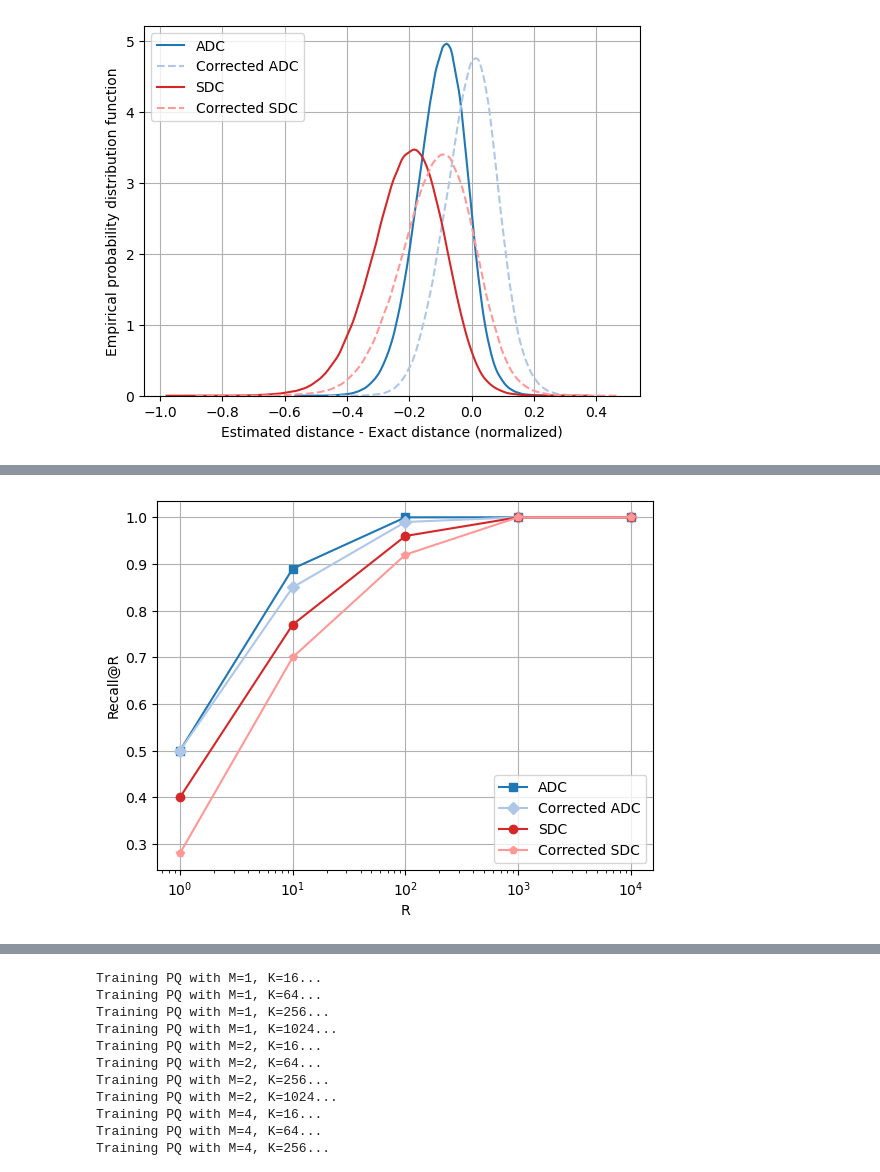
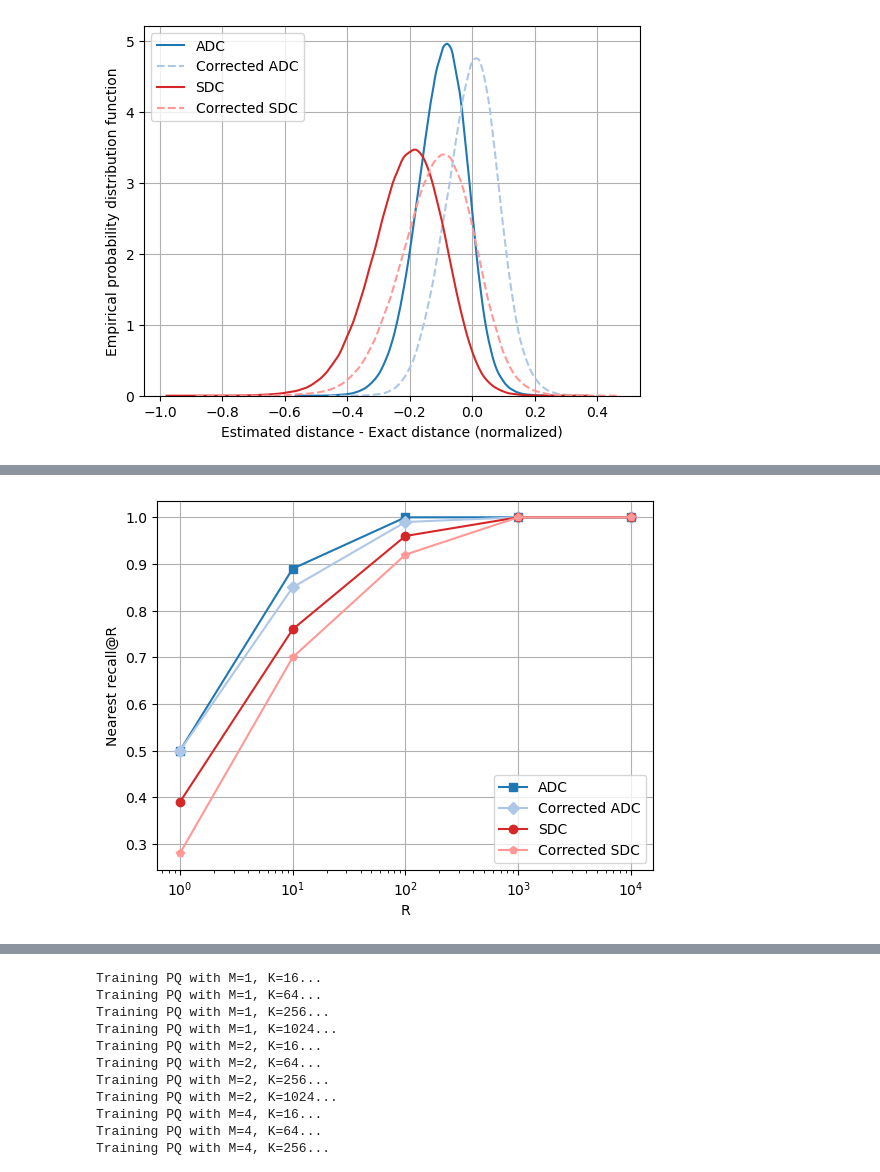
Before and after one commit to iretes/IR-proj, a Jupyter notebook: experiments.ipynb, the cells around one changed output, grey strips where cells are left out. Saved outputs shown, nothing was run; the diff lists cells and outputs as text; code cells hidden in the pictures.

```diff
--- a/experiments.ipynb
+++ b/experiments.ipynb
@@ -241,23 +214,3 @@ exact_dists, exact_ranking = es.search(sample_query)
 np.all(gt[0][:100]==exact_ranking[:100])
 # %% [output]
 True
-# %%
-recalls = {"ADC": [], "Corrected ADC": [], "SDC": [], "Corrected SDC": []}
-step = 500 if DATASET == "siftsmall" else 100000
-rs = range(5, search_data.shape[0] + step, step)
-for r in rs:
-    recalls["ADC"].append(recall_at_r(asym_ranking, exact_ranking, r))
-    recalls["Corrected ADC"].append(recall_at_r(asym_corr_ranking, exact_ranking, r))
-    recalls["SDC"].append(recall_at_r(sym_ranking, exact_ranking, r))
-    recalls["Corrected SDC"].append(recall_at_r(sym_corr_ranking, exact_ranking, r))
-
-plt.plot(rs, recalls["ADC"], '-s', label="ADC", color=matplotlib.colormaps["tab20"](0))
-plt.plot(rs, recalls["Corrected ADC"], '-D', label="Corrected ADC", color=matplotlib.colormaps["tab20"](1))
-plt.plot(rs, recalls["SDC"], '-o', label="SDC", color=matplotlib.colormaps["tab20"](6))
-plt.plot(rs, recalls["Corrected SDC"], '-p', label="Corrected SDC", color=matplotlib.colormaps["tab20"](7))
-plt.xlabel('R')
-plt.ylabel('Recall@R')
-plt.title('Recall@R for a sample query')
-plt.grid(zorder=0)
-plt.tight_layout()
-plt.legend();
@@ -325,7 +275,7 @@ asym_diffs_corr = np.zeros((search_data.shape[0]*queries.shape[0]))
 sym_diffs = np.zeros((search_data.shape[0]*queries.shape[0]))
 sym_diffs_corr = np.zeros((search_data.shape[0]*queries.shape[0]))
 
-exact_nearest = np.empty(len(queries))
+exact_ranks = np.empty((len(queries), search_data.shape[0]))
 mean_es_time = 0
 
 for i, query in enumerate(queries):
@@ -338,7 +288,7 @@ for i, query in enumerate(queries):
     start_search_time = time.time()
     d, rank = es.search(query)
     mean_es_time += time.time() - start_search_time
-    exact_nearest[i] = rank[0]
+    exact_ranks[i] = rank
 
     asym_diffs[i*search_data.shape[0]:(i+1)*search_data.shape[0]] = (asym_d_est-d) / query_norm
     asym_diffs_corr[i*search_data.shape[0]:(i+1)*search_data.shape[0]] = (asym_d_est_corr-d) / query_norm
@@ -438,18 +409,18 @@ def compute_recall(index, R, queries, exact_nearest, w=4):
 # %%
 R = [1, 10, 100, 1000, 10000]
 if DATASET == "sift":
     R += [100000, 1000000]
 
-results_pq = compute_recall(pq, R, queries, exact_nearest)
+results_pq = compute_recall(pq, R, queries, exact_ranks)
 
-plt.plot(R, results_pq ["asym_recall_mean"], '-s', label="ADC", color=matplotlib.colormaps["tab20"](0))
-plt.plot(R, results_pq ["asym_corr_recall_mean"], '-D', label="Corrected ADC", color=matplotlib.colormaps["tab20"](1))
-plt.plot(R, results_pq ["sym_recall_mean"], '-o', label="SDC", color=matplotlib.colormaps["tab20"](6))
-plt.plot(R, results_pq ["sym_corr_recall_mean"], '-p', label="Corrected SDC", color=matplotlib.colormaps["tab20"](7))
+plt.plot(R, results_pq["nearest_asym_recall_mean"], '-s', label="ADC", color=matplotlib.colormaps["tab20"](0))
+plt.plot(R, results_pq["nearest_asym_corr_recall_mean"], '-D', label="Corrected ADC", color=matplotlib.colormaps["tab20"](1))
+plt.plot(R, results_pq["nearest_sym_recall_mean"], '-o', label="SDC", color=matplotlib.colormaps["tab20"](6))
+plt.plot(R, results_pq["nearest_sym_corr_recall_mean"], '-p', label="Corrected SDC", color=matplotlib.colormaps["tab20"](7))
 plt.xscale('log')
 plt.xlabel('R')
-plt.ylabel('Recall@R')
+plt.ylabel('Nearest recall@R')
 plt.legend()
 plt.grid()
 # %% [output]
-[figure, old version]
+[figure, new version]
```
Also changed, not shown: parts of 39 cells of this notebook, 2 other files.
